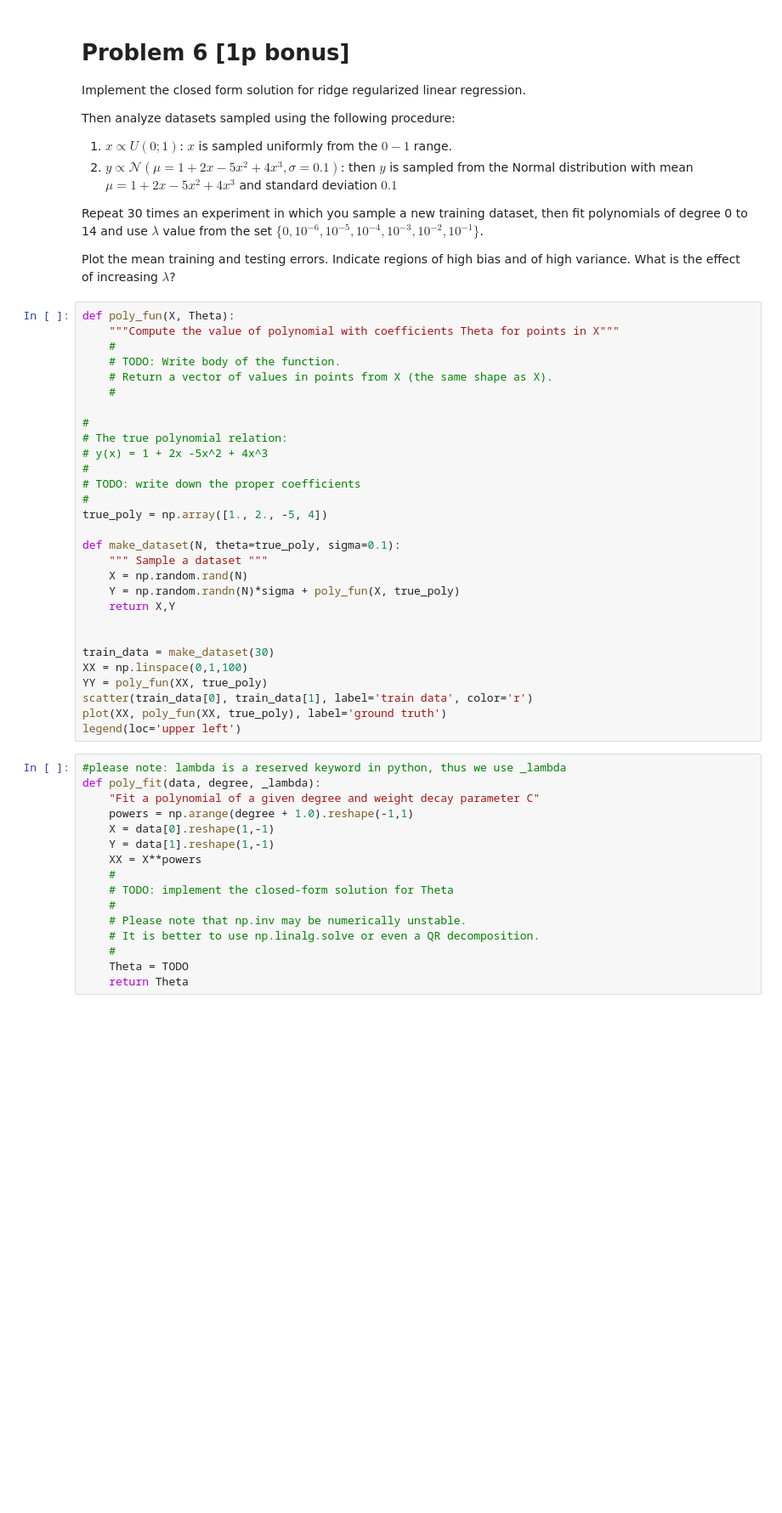
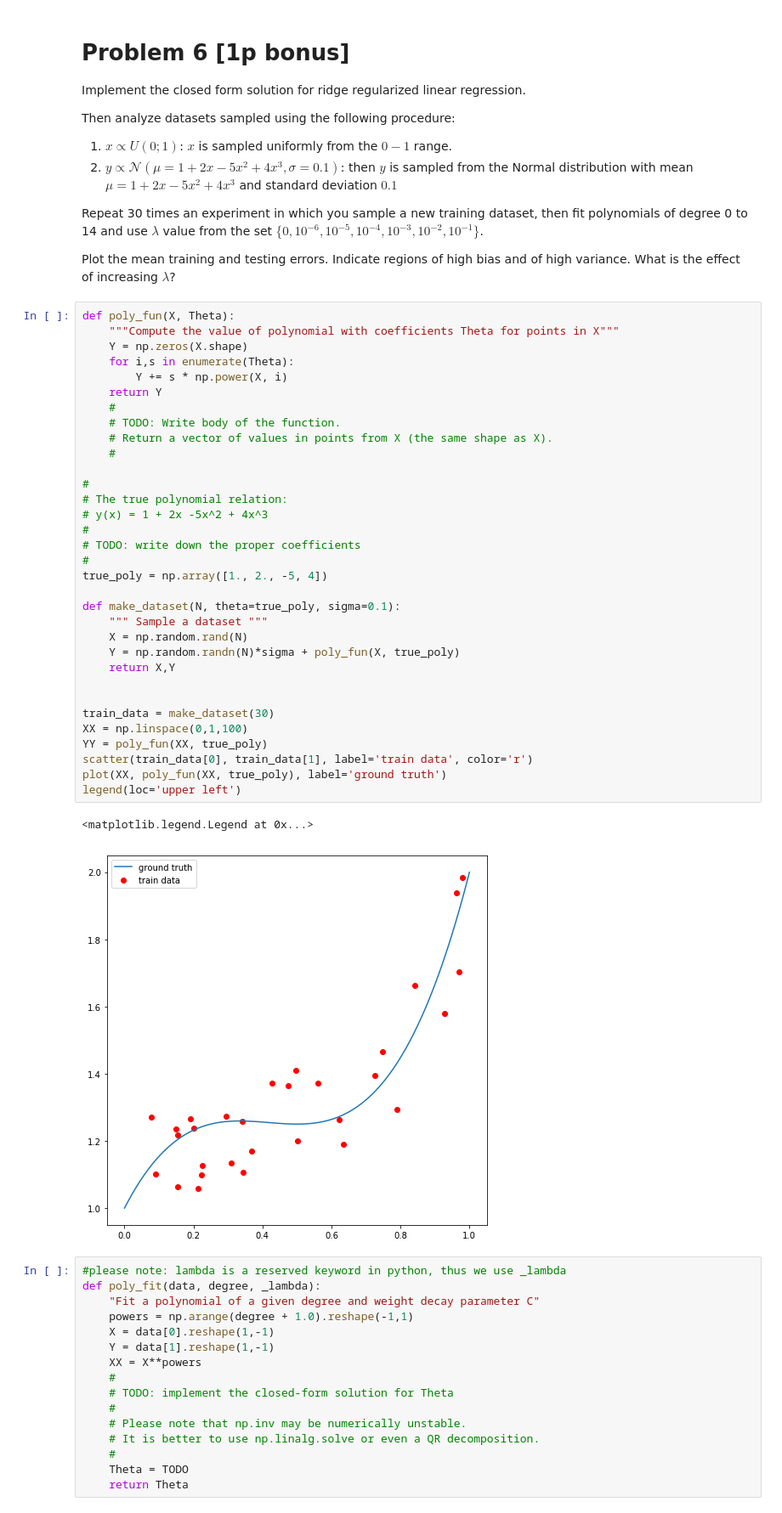
Before and after one commit to swistak35/nn_assignments, a Jupyter notebook: assignment6/assignment_6.ipynb, the cells around one changed output. Shown at 85% size. Drawn from its saved outputs; the diff is of its cells as text; blank space fills up the shorter version.

```diff
--- a/assignment6/assignment_6.ipynb
+++ b/assignment6/assignment_6.ipynb
@@ -675,32 +675,39 @@ bias and of high variance. What is the effect of increasing $\lambda$?
 # %%
 def poly_fun(X, Theta):
     """Compute the value of polynomial with coefficients Theta for points in X"""
+    Y = np.zeros(X.shape)
+    for i,s in enumerate(Theta):
+        Y += s * np.power(X, i)
+    return Y
     #
     # TODO: Write body of the function.
     # Return a vector of values in points from X (the same shape as X).
     #
 
 #
 # The true polynomial relation:
 # y(x) = 1 + 2x -5x^2 + 4x^3
 #
 # TODO: write down the proper coefficients
 #
 true_poly = np.array([1., 2., -5, 4])
 
 def make_dataset(N, theta=true_poly, sigma=0.1):
     """ Sample a dataset """
     X = np.random.rand(N)
     Y = np.random.randn(N)*sigma + poly_fun(X, true_poly)
     return X,Y
 
 
 train_data = make_dataset(30)
 XX = np.linspace(0,1,100)
 YY = poly_fun(XX, true_poly)
 scatter(train_data[0], train_data[1], label='train data', color='r')
 plot(XX, poly_fun(XX, true_poly), label='ground truth')
 legend(loc='upper left')
+# %% [output]
+<matplotlib.legend.Legend at 0x...>
+[figure, added]
 # %%
 #please note: lambda is a reserved keyword in python, thus we use _lambda
 def poly_fit(data, degree, _lambda):
```
Also changed, not shown: parts of 4 cells of this notebook, 4 other files.
